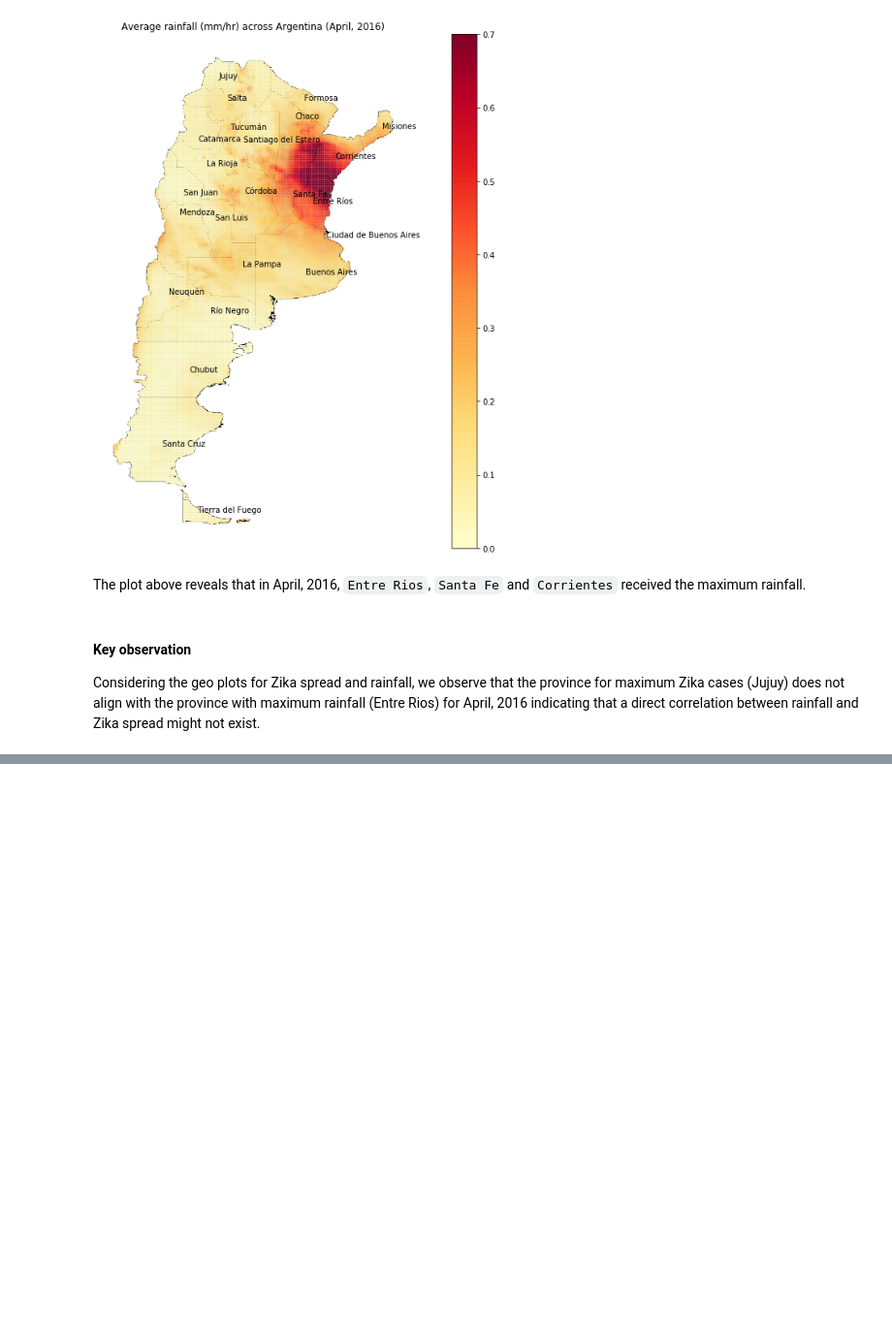
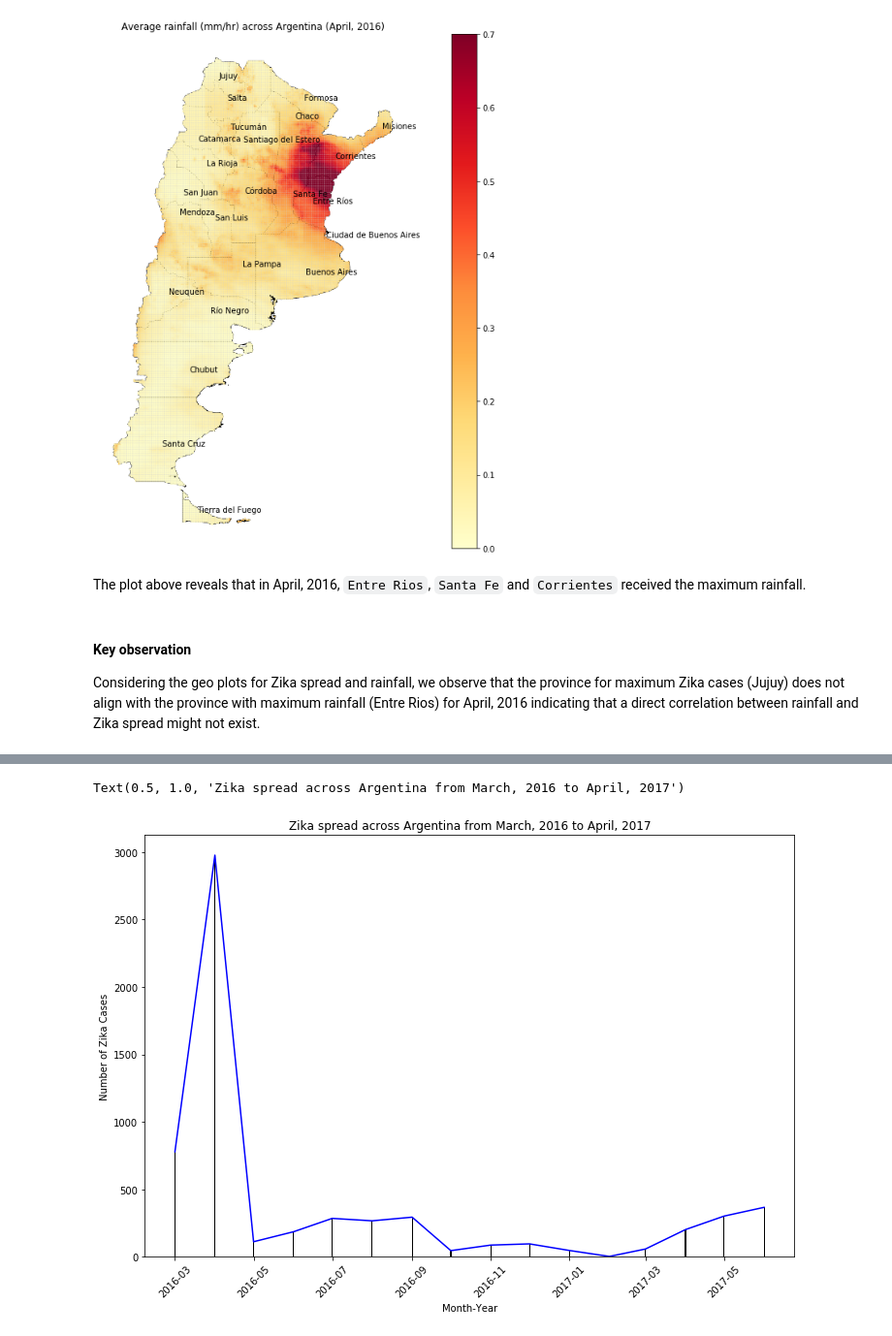
Before and after one commit to ITWSDataScience/ArgentinaZikaForecating2019, a Jupyter notebook: Exploratory Data Analysis.ipynb, the cells around one changed output, grey strips where cells are left out. Shown: that part at 97% size. Saved outputs shown, nothing was run; the diff lists cells and outputs as text; code cells hidden in the pictures; blank space fills up the shorter version.

```diff
--- a/Exploratory Data Analysis.ipynb
+++ b/Exploratory Data Analysis.ipynb
@@ -176,0 +194,22 @@ Considering the geo plots for Zika spread and rainfall, we observe that the prov
+# %%
+combined_zika_data = pd.DataFrame(columns = ["location", "value", "year", "month"])
+
+for month in ['03', '04', '05', '06', '07', '08', '09', '10', '11', '12']:
+    dataset = pd.read_csv("zika_data/2016-" + month + ".csv")
+    temp_df = dataset[["location", "value"]].groupby("location").sum().reset_index()
+    temp_df["year"] = "2016"
+    temp_df["month"] = int(month)
+    combined_zika_data = combined_zika_data.append(temp_df, sort = True)
+
+for month in ['01', '02', '03', '04', '05', '06']:
+    dataset = pd.read_csv("zika_data/2017-" + month + ".csv")
+    temp_df = dataset[["location", "value"]].groupby("location").sum().reset_index()
+    temp_df["year"] = "2017"
+    temp_df["month"] = int(month)
+    combined_zika_data = combined_zika_data.append(temp_df, sort = True)
+# %%
+combined_zika_data["date"] = combined_zika_data["month"].map(str) + \
+                                        "-" + \
+                                        combined_zika_data["year"].map(str)
+combined_zika_data["date"] = pd.to_datetime(combined_zika_data["date"], format = "%m-%Y")
+combined_zika_data = combined_zika_data.groupby("date").sum().reset_index()
@@ -176,0 +233,11 @@ Considering the geo plots for Zika spread and rainfall, we observe that the prov
+# %%
+plt.figure(figsize = (12, 8))
+plt.bar(combined_zika_data["date"], combined_zika_data["value"], color = 'black')
+plt.plot(combined_zika_data["date"], combined_zika_data["value"], color = 'blue')
+plt.xticks(rotation = 45)
+plt.ylabel("Number of Zika Cases")
+plt.xlabel("Month-Year")
+plt.title("Zika spread across Argentina from March, 2016 to April, 2017")
+# %% [output]
+Text(0.5, 1.0, 'Zika spread across Argentina from March, 2016 to April, 2017')
+[figure, added]
```
Also changed, not shown: parts of 7 cells of this notebook.
